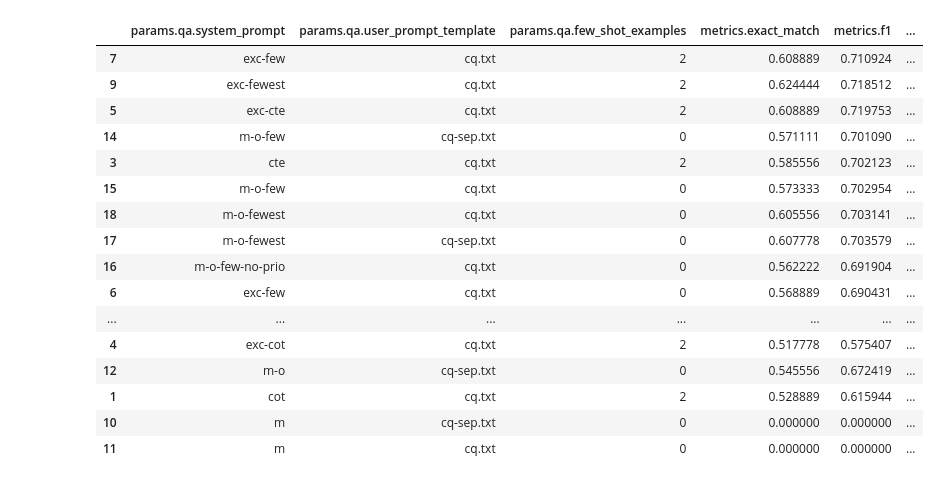
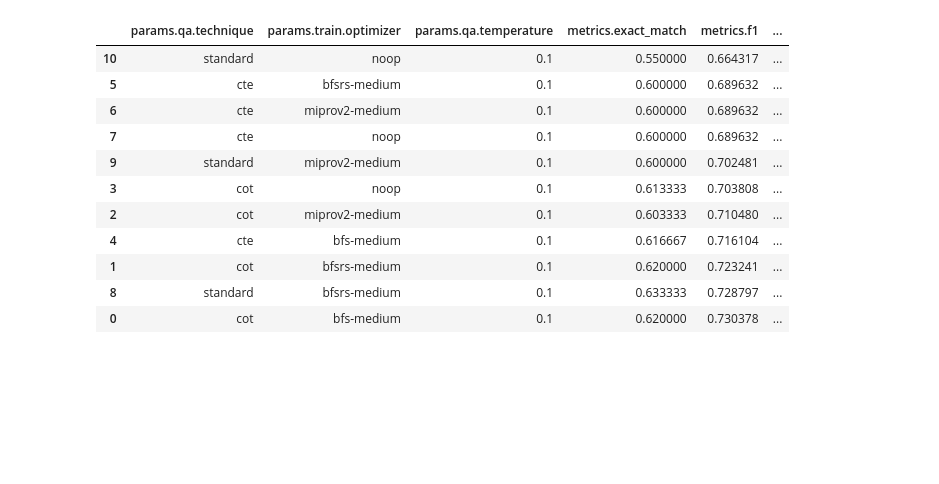
Before and after one commit to bdsaglam/bellem, a Jupyter notebook: dev_nbs/research-mhqa/reports/qa-prompt-optim-experiments.ipynb, the cells around one changed output. Cells and saved outputs as stored; diff of their text form; code cells hidden in the pictures; blank space fills up the shorter version.

```diff
--- a/dev_nbs/research-mhqa/reports/qa-prompt-optim-experiments.ipynb
+++ b/dev_nbs/research-mhqa/reports/qa-prompt-optim-experiments.ipynb
@@ -31,17 +31,12 @@ experiments[0]
 # %%
-df = pd.json_normalize(experiments).drop(columns=["commit", "id", "name"])
+df = pd.json_normalize(experiments).drop(columns=["commit", "id"])
 
 param_cols = [col for col in df.columns if col.startswith("params.")]
 metric_cols = [col for col in df.columns if col.startswith("metrics.")]
 df.drop_duplicates(subset=param_cols, inplace=True)
 
-df = df.sort_values(
-    [
-        "params.qa.technique",
-        "params.train.optimizer",
-        "params.run",
-    ]
-)
+df = df[~df['name'].isin([None])].copy()
+df = df[df['params.evaluation.dataset.path']=='bdsaglam/musique-mini'].copy()
 df.reset_index(drop=True, inplace=True)
 df
 # %% [output]
@@ -69,2 +54,0 @@ assert parse_n_shot('cot-2-shot.json') == 2
-# %%
-df['params.qa.few_shot_examples'] = df['params.qa.few_shot_examples'].map(parse_n_shot)
@@ -85,16 +55,3 @@ df['params.qa.system_prompt'].unique().tolist()
-# %%
-mapping = {
-    'minimal.txt': 'm',
-    'minimal-output-format.txt': 'm-o',
-    'minimal-output-format-answer-cue.txt': 'm-o-few',
-    'minimal-output-format-answer-cue-least.txt': 'm-o-fewest',
-    'minimal-output-format-answer-few-no-prio.txt': 'm-o-few-no-prio',
-    'excellent-qa-few.txt': 'exc-few',
-    'excellent-qa-fewest.txt': 'exc-fewest',
-    'excellent-qa-cot.txt': 'exc-cot',
-    'excellent-qa-cte.txt': 'exc-cte',
-    'cte.txt': 'cte',
-    'cot.txt': 'cot',
-}
-df['params.qa.system_prompt'] = df['params.qa.system_prompt'].map(lambda x: mapping.get(x, x))
+# %%
+target_params = ["params.qa.technique", "params.train.optimizer", "params.qa.temperature"]
 # %%
@@ -112,31 +74,20 @@ run_counts.loc[mask]
 # %%
 # Average metrics over repeated runs (params.run)
-df_avg = (
-    df.groupby(["params.qa.system_prompt", "params.qa.user_prompt_template", "params.qa.few_shot_examples"])[
-        metric_cols
-    ]
-    .mean()
-    .reset_index()
-)
-df_avg[["params.qa.system_prompt", 'params.qa.user_prompt_template', "params.qa.few_shot_examples", *metric_cols]].sort_values('metrics.2hops.f1', ascending=False)
+df_avg = df.groupby(target_params)[metric_cols].mean().reset_index()
+df_avg[[*target_params, *metric_cols]].sort_values("metrics.f1")
 # %% [output]
-|  | params.qa.system_prompt | params.qa.user_prompt_template | params.qa.few_shot_examples | metrics.exact_match | metrics.f1 | ... |
-| 7 | exc-few | cq.txt | 2 | 0.608889 | 0.710924 | ... |
-| 9 | exc-fewest | cq.txt | 2 | 0.624444 | 0.718512 | ... |
-| 5 | exc-cte | cq.txt | 2 | 0.608889 | 0.719753 | ... |
-| 14 | m-o-few | cq-sep.txt | 0 | 0.571111 | 0.701090 | ... |
-| 3 | cte | cq.txt | 2 | 0.585556 | 0.702123 | ... |
-| 15 | m-o-few | cq.txt | 0 | 0.573333 | 0.702954 | ... |
-| 18 | m-o-fewest | cq.txt | 0 | 0.605556 | 0.703141 | ... |
-| 17 | m-o-fewest | cq-sep.txt | 0 | 0.607778 | 0.703579 | ... |
-| 16 | m-o-few-no-prio | cq.txt | 0 | 0.562222 | 0.691904 | ... |
-| 6 | exc-few | cq.txt | 0 | 0.568889 | 0.690431 | ... |
-| ... | ... | ... | ... | ... | ... | ... |
-| 4 | exc-cot | cq.txt | 2 | 0.517778 | 0.575407 | ... |
-| 12 | m-o | cq-sep.txt | 0 | 0.545556 | 0.672419 | ... |
-| 1 | cot | cq.txt | 2 | 0.528889 | 0.615944 | ... |
-| 10 | m | cq-sep.txt | 0 | 0.000000 | 0.000000 | ... |
-| 11 | m | cq.txt | 0 | 0.000000 | 0.000000 | ... |
+|  | params.qa.technique | params.train.optimizer | params.qa.temperature | metrics.exact_match | metrics.f1 | ... |
+| 10 | standard | noop | 0.1 | 0.550000 | 0.664317 | ... |
+| 5 | cte | bfsrs-medium | 0.1 | 0.600000 | 0.689632 | ... |
+| 6 | cte | miprov2-medium | 0.1 | 0.600000 | 0.689632 | ... |
+| 7 | cte | noop | 0.1 | 0.600000 | 0.689632 | ... |
+| 9 | standard | miprov2-medium | 0.1 | 0.600000 | 0.702481 | ... |
+| 3 | cot | noop | 0.1 | 0.613333 | 0.703808 | ... |
+| 2 | cot | miprov2-medium | 0.1 | 0.603333 | 0.710480 | ... |
+| 4 | cte | bfs-medium | 0.1 | 0.616667 | 0.716104 | ... |
+| 1 | cot | bfsrs-medium | 0.1 | 0.620000 | 0.723241 | ... |
+| 8 | standard | bfsrs-medium | 0.1 | 0.633333 | 0.728797 | ... |
+| 0 | cot | bfs-medium | 0.1 | 0.620000 | 0.730378 | ... |
 # %%
 df_target = df_avg.copy()
 df_target.sort_values('metrics.f1', inplace=True)
```
Also changed, not shown: parts of 7 cells of this notebook, 3 other files.
